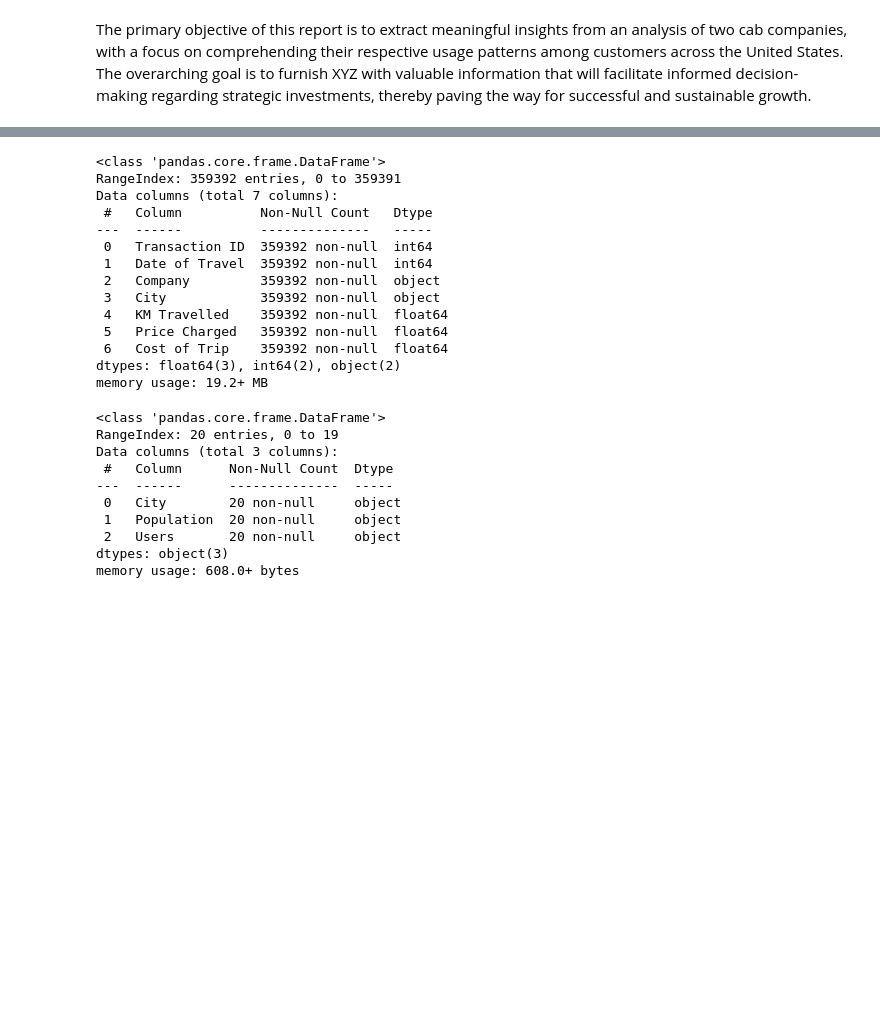
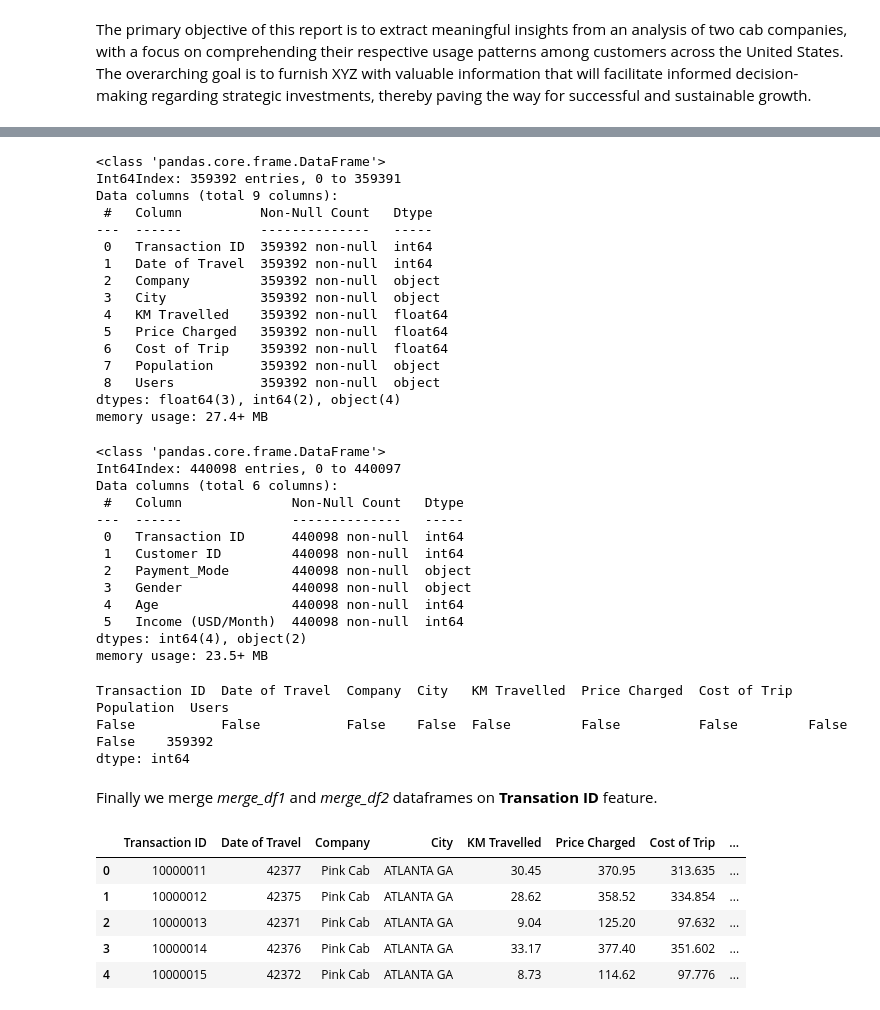
Before and after one commit to Ashish-Sasna/Data-Glacier, a Jupyter notebook: Week 2/Scripts/G2M_Insights.ipynb, the cells around one changed output, grey strips where cells are left out. Drawn from its saved outputs; the diff is of its cells as text; code cells hidden in the pictures; blank space fills up the shorter version.

```diff
--- a/Week 2/Scripts/G2M_Insights.ipynb
+++ b/Week 2/Scripts/G2M_Insights.ipynb
@@ -48,9 +198,9 @@ trans_data = pd.read_csv(dataPath+'/Transaction_ID.csv',
 # %%
-cab_data.info()
+merge_df1.info()
 # %% [output]
 <class 'pandas.core.frame.DataFrame'>
-RangeIndex: 359392 entries, 0 to 359391
-Data columns (total 7 columns):
+Int64Index: 359392 entries, 0 to 359391
+Data columns (total 9 columns):
  #   Column          Non-Null Count   Dtype
 ---  ------          --------------   -----
  0   Transaction ID  359392 non-null  int64
@@ -60,19 +210,42 @@ Data columns (total 7 columns):
  4   KM Travelled    359392 non-null  float64
  5   Price Charged   359392 non-null  float64
  6   Cost of Trip    359392 non-null  float64
-dtypes: float64(3), int64(2), object(2)
-memory usage: 19.2+ MB
+ 7   Population      359392 non-null  object
+ 8   Users           359392 non-null  object
+dtypes: float64(3), int64(2), object(4)
+memory usage: 27.4+ MB
 # %%
-city_data.info()
+merge_df2.info()
 # %% [output]
 <class 'pandas.core.frame.DataFrame'>
-RangeIndex: 20 entries, 0 to 19
-Data columns (total 3 columns):
- #   Column      Non-Null Count  Dtype
----  ------      --------------  -----
- 0   City        20 non-null     object
- 1   Population  20 non-null     object
- 2   Users       20 non-null     object
-dtypes: object(3)
-memory usage: 608.0+ bytes
+Int64Index: 440098 entries, 0 to 440097
+Data columns (total 6 columns):
+ #   Column              Non-Null Count   Dtype
+---  ------              --------------   -----
+ 0   Transaction ID      440098 non-null  int64
+ 1   Customer ID         440098 non-null  int64
+ 2   Payment_Mode        440098 non-null  object
+ 3   Gender              440098 non-null  object
+ 4   Age                 440098 non-null  int64
+ 5   Income (USD/Month)  440098 non-null  int64
+dtypes: int64(4), object(2)
+memory usage: 23.5+ MB
+# %%
+merge_df1.isnull().value_counts()
+# %% [output]
+Transaction ID  Date of Travel  Company  City   KM Travelled  Price Charged  Cost of Trip  Population  Users
+False           False           False    False  False         False          False         False       False    359392
+dtype: int64
+# %% [markdown]
+Finally we merge *merge_df1* and *merge_df2* dataframes on **Transation ID** feature.
+# %%
+final_df = pd.merge(merge_df1, merge_df2, on='Transaction ID', how='left')
+final_df.head(5)
+# %% [output]
+|  | Transaction ID | Date of Travel | Company | City | KM Travelled | Price Charged | Cost of Trip | ... |
+| 0 | 10000011 | 42377 | Pink Cab | ATLANTA GA | 30.45 | 370.95 | 313.635 | ... |
+| 1 | 10000012 | 42375 | Pink Cab | ATLANTA GA | 28.62 | 358.52 | 334.854 | ... |
+| 2 | 10000013 | 42371 | Pink Cab | ATLANTA GA | 9.04 | 125.20 | 97.632 | ... |
+| 3 | 10000014 | 42376 | Pink Cab | ATLANTA GA | 33.17 | 377.40 | 351.602 | ... |
+| 4 | 10000015 | 42372 | Pink Cab | ATLANTA GA | 8.73 | 114.62 | 97.776 | ... |
 # %%
```
Also changed, not shown: parts of 31 cells of this notebook.
